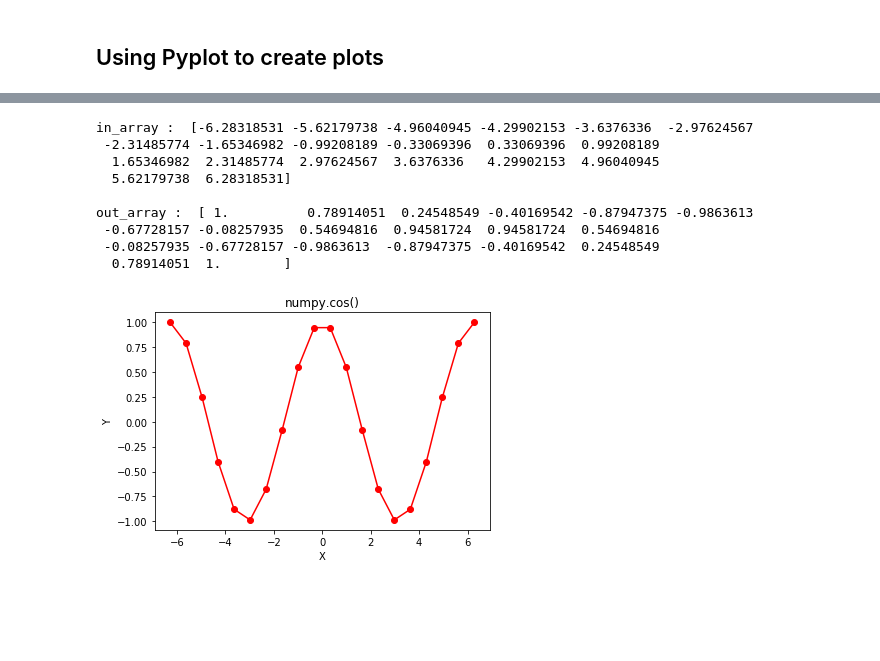
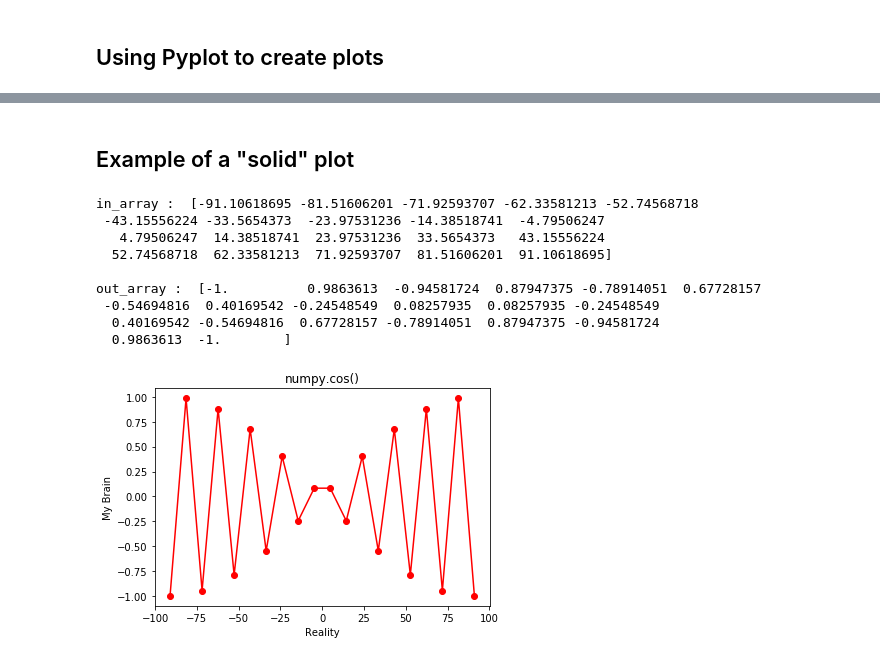
Before and after one commit to jadedocelot/Bin2rong, a Jupyter notebook: python/Udemy/Machine Learning with Python Data Science for Beginners/Data Types.ipynb, the cells around one changed output, grey strips where cells are left out. Drawn from its saved outputs; the diff is of its cells as text; code cells hidden in the pictures; blank space fills up the shorter version.

```diff
--- a/python/Udemy/Machine Learning with Python Data Science for Beginners/Data Types.ipynb
+++ b/python/Udemy/Machine Learning with Python Data Science for Beginners/Data Types.ipynb
@@ -217,27 +261,26 @@ print(x_6)
+# %% [markdown]
+## Example of a "solid" plot
 # %%
-import numpy as np
-import matplotlib.pyplot as plt
-
-in_array = np.linspace(-(2*np.pi), 2*np.pi, 20)
+in_array = np.linspace(-(29*np.pi), 29*np.pi, 20)
 out_array = np.cos(in_array)
 
 print("in_array : ", in_array)
-print("\nout_array : ", out_array) œ
+print("\nout_array : ", out_array)
 
 # red for numpy.cos()
 plt.plot(in_array, out_array, color = 'red', marker = "o")
 plt.title("numpy.cos()")
-plt.xlabel("X")
-plt.ylabel("Y")
+plt.xlabel("Reality")
+plt.ylabel("My Brain")
 plt.show()
 # %% [output]
-in_array :  [-6.28318531 -5.62179738 -4.96040945 -4.29902153 -3.6376336  -2.97624567
- -2.31485774 -1.65346982 -0.99208189 -0.33069396  0.33069396  0.99208189
-  1.65346982  2.31485774  2.97624567  3.6376336   4.29902153  4.96040945
-  5.62179738  6.28318531]
+in_array :  [-91.10618695 -81.51606201 -71.92593707 -62.33581213 -52.74568718
+ -43.15556224 -33.5654373  -23.97531236 -14.38518741  -4.79506247
+   4.79506247  14.38518741  23.97531236  33.5654373   43.15556224
+  52.74568718  62.33581213  71.92593707  81.51606201  91.10618695]
 
-out_array :  [ 1.          0.78914051  0.24548549 -0.40169542 -0.87947375 -0.9863613
- -0.67728157 -0.08257935  0.54694816  0.94581724  0.94581724  0.54694816
- -0.08257935 -0.67728157 -0.9863613  -0.87947375 -0.40169542  0.24548549
-  0.78914051  1.        ]
+out_array :  [-1.          0.9863613  -0.94581724  0.87947375 -0.78914051  0.67728157
+ -0.54694816  0.40169542 -0.24548549  0.08257935  0.08257935 -0.24548549
+  0.40169542 -0.54694816  0.67728157 -0.78914051  0.87947375 -0.94581724
+  0.9863613  -1.        ]
-[figure, old version]
+[figure, new version]
```
Also changed, not shown: parts of 6 cells of this notebook, 27 other files.
